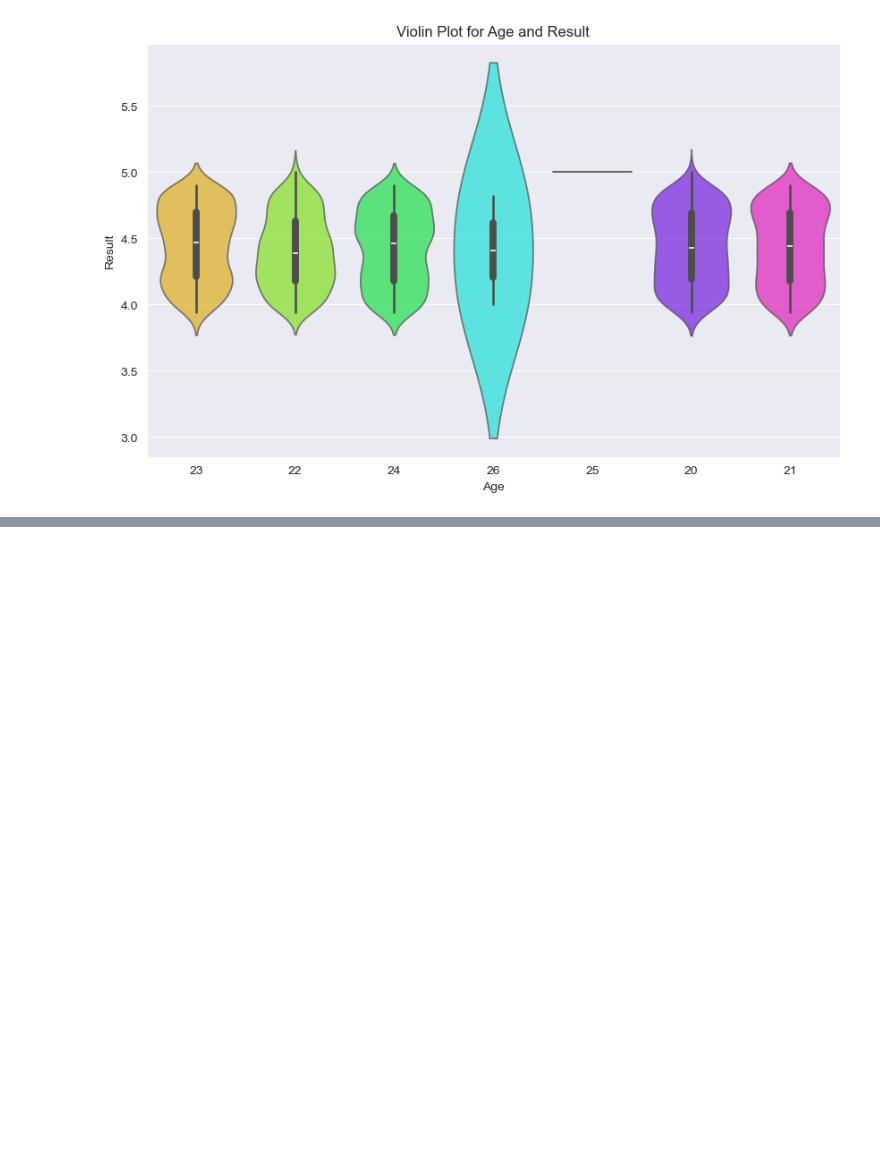
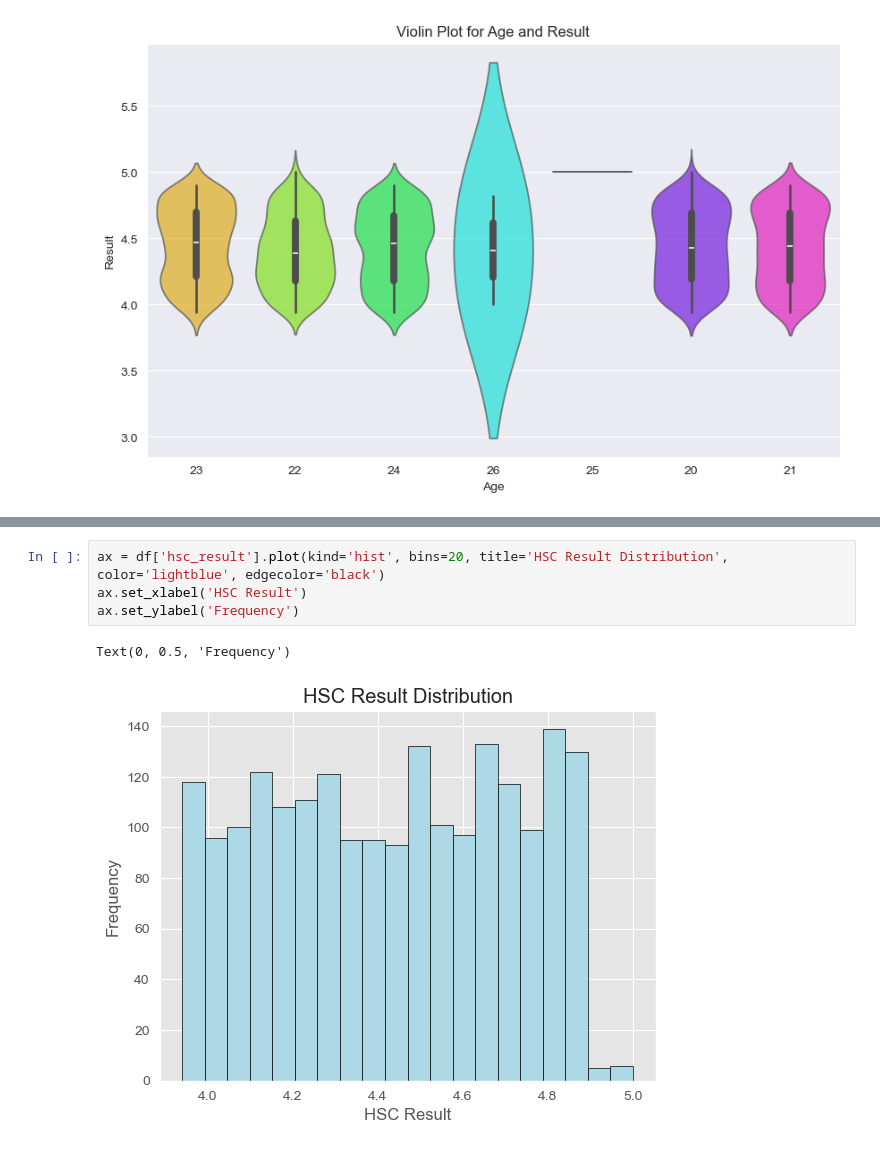
Before and after one commit to ssavi45/Student-Performance-Predictor, a Jupyter notebook: study.ipynb, the cells around one changed output, grey strips where cells are left out. Drawn from its saved outputs; the diff is of its cells as text; blank space fills up the shorter version.

```diff
--- a/study.ipynb
+++ b/study.ipynb
@@ -225,0 +270,7 @@ plt.show()
+# %%
+ax = df['hsc_result'].plot(kind='hist', bins=20, title='HSC Result Distribution', color='lightblue', edgecolor='black')
+ax.set_xlabel('HSC Result')
+ax.set_ylabel('Frequency')
+# %% [output]
+Text(0, 0.5, 'Frequency')
+[figure, added]
```
Also changed, not shown: parts of 6 cells of this notebook.
